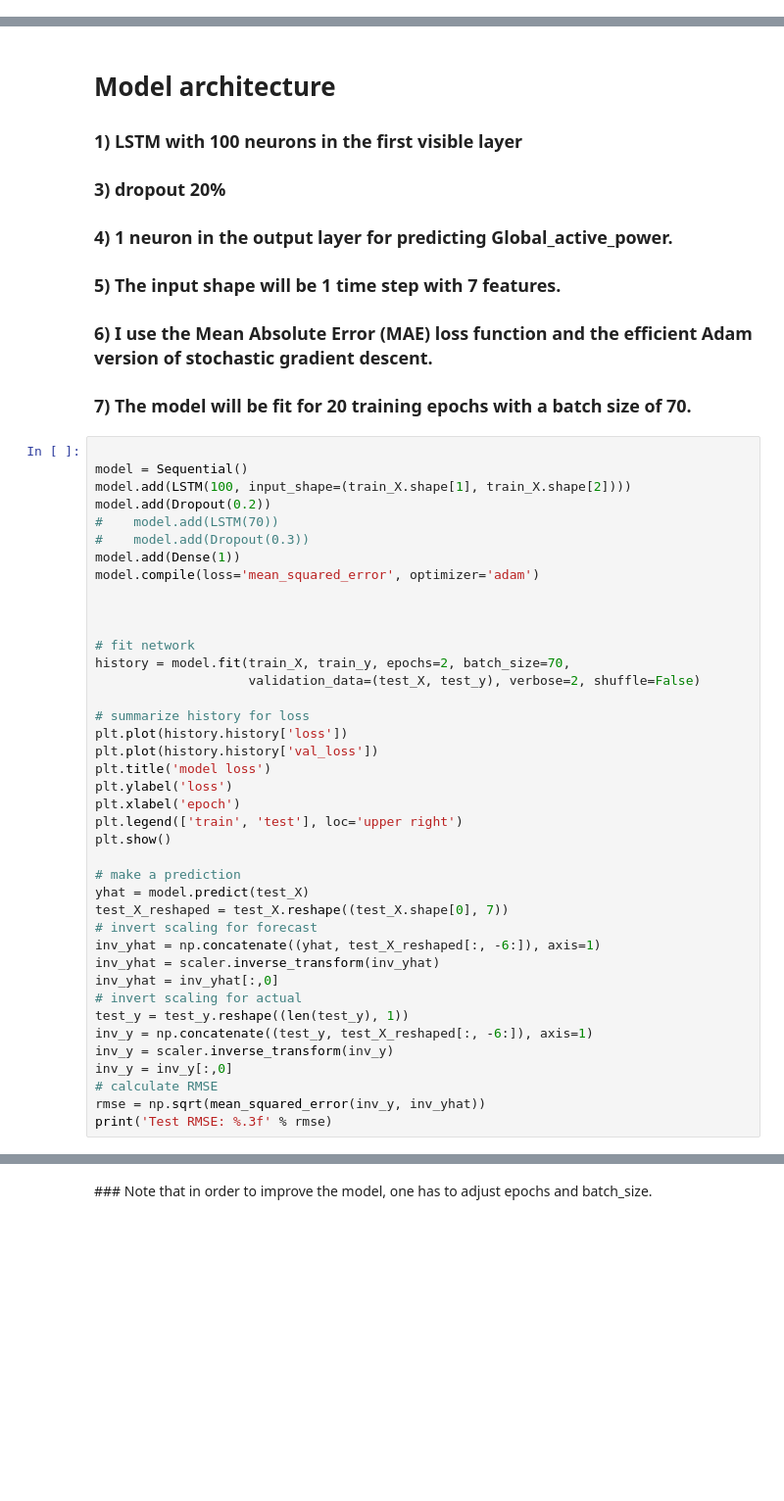
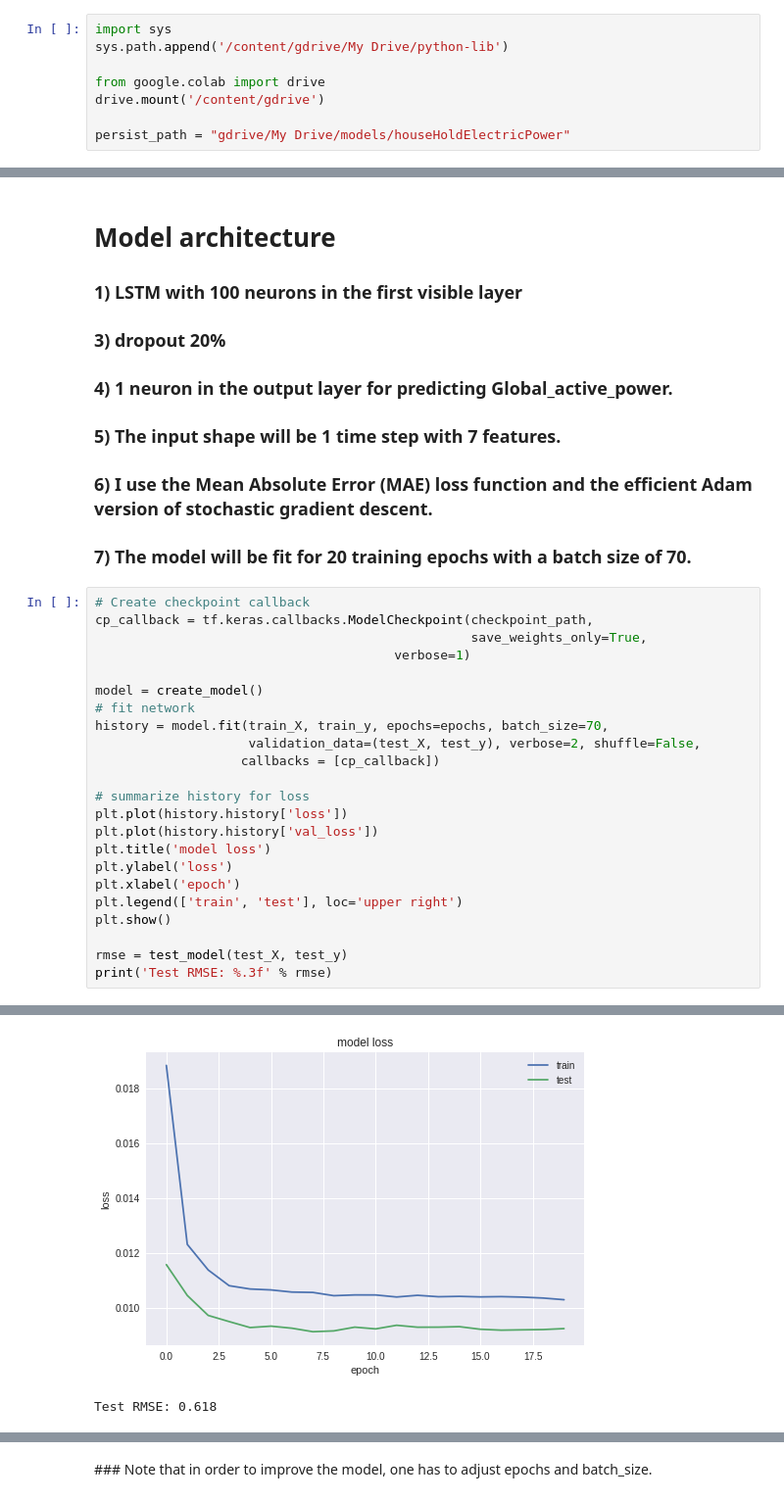
Before and after one commit to foundation-models/tutorial, a Jupyter notebook: LSTM_in_Individual_household_electric_power_consumption.ipynb, the cells around one changed output, grey strips where cells are left out. Shown at 98% size. Drawn from its saved outputs; the diff is of its cells as text; blank space fills up the shorter version.

```diff
--- a/LSTM_in_Individual_household_electric_power_consumption.ipynb
+++ b/LSTM_in_Individual_household_electric_power_consumption.ipynb
@@ -56,0 +61,8 @@ Using TensorFlow backend.
+# %%
+import sys
+sys.path.append('/content/gdrive/My Drive/python-lib')
+
+from google.colab import drive
+drive.mount('/content/gdrive')
+
+persist_path = "gdrive/My Drive/models/houseHoldElectricPower"
@@ -483,20 +535,16 @@ print(train_X.shape, train_y.shape, test_X.shape, test_y.shape)
 ### 6) I use the Mean Absolute Error (MAE) loss function and the efficient Adam version of stochastic gradient descent.
 ### 7) The model will be fit for 20 training epochs with a batch size of 70.
 # %%
+# Create checkpoint callback
+cp_callback = tf.keras.callbacks.ModelCheckpoint(checkpoint_path,
+                                                 save_weights_only=True,
+                                       verbose=1)
 
-model = Sequential()
-model.add(LSTM(100, input_shape=(train_X.shape[1], train_X.shape[2])))
-model.add(Dropout(0.2))
-#    model.add(LSTM(70))
-#    model.add(Dropout(0.3))
-model.add(Dense(1))
-model.compile(loss='mean_squared_error', optimizer='adam')
-
-
-
+model = create_model()
 # fit network
-history = model.fit(train_X, train_y, epochs=2, batch_size=70,
-                    validation_data=(test_X, test_y), verbose=2, shuffle=False)
+history = model.fit(train_X, train_y, epochs=epochs, batch_size=70,
+                    validation_data=(test_X, test_y), verbose=2, shuffle=False,
+                   callbacks = [cp_callback])
 
 # summarize history for loss
 plt.plot(history.history['loss'])
@@ -507,19 +555,6 @@ plt.xlabel('epoch')
 plt.legend(['train', 'test'], loc='upper right')
 plt.show()
 
-# make a prediction
-yhat = model.predict(test_X)
-test_X_reshaped = test_X.reshape((test_X.shape[0], 7))
-# invert scaling for forecast
-inv_yhat = np.concatenate((yhat, test_X_reshaped[:, -6:]), axis=1)
-inv_yhat = scaler.inverse_transform(inv_yhat)
-inv_yhat = inv_yhat[:,0]
-# invert scaling for actual
-test_y = test_y.reshape((len(test_y), 1))
-inv_y = np.concatenate((test_y, test_X_reshaped[:, -6:]), axis=1)
-inv_y = scaler.inverse_transform(inv_y)
-inv_y = inv_y[:,0]
-# calculate RMSE
-rmse = np.sqrt(mean_squared_error(inv_y, inv_yhat))
+rmse = test_model(test_X, test_y)
 print('Test RMSE: %.3f' % rmse)
 # %% [output]
@@ -526,0 +578,2 @@ ValueError: ignored
+[figure, added]
+Test RMSE: 0.618
```
Also changed, not shown: parts of 5 cells of this notebook.
